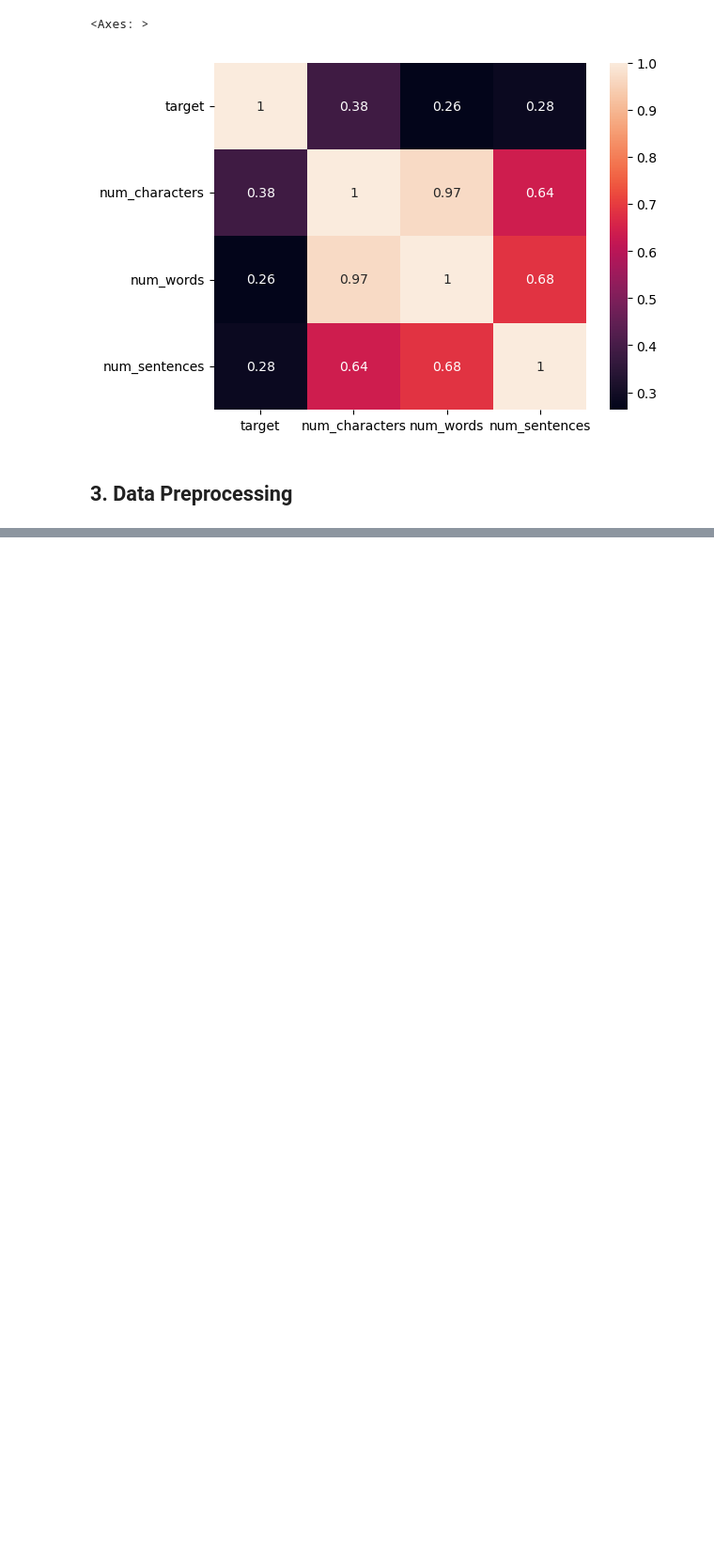
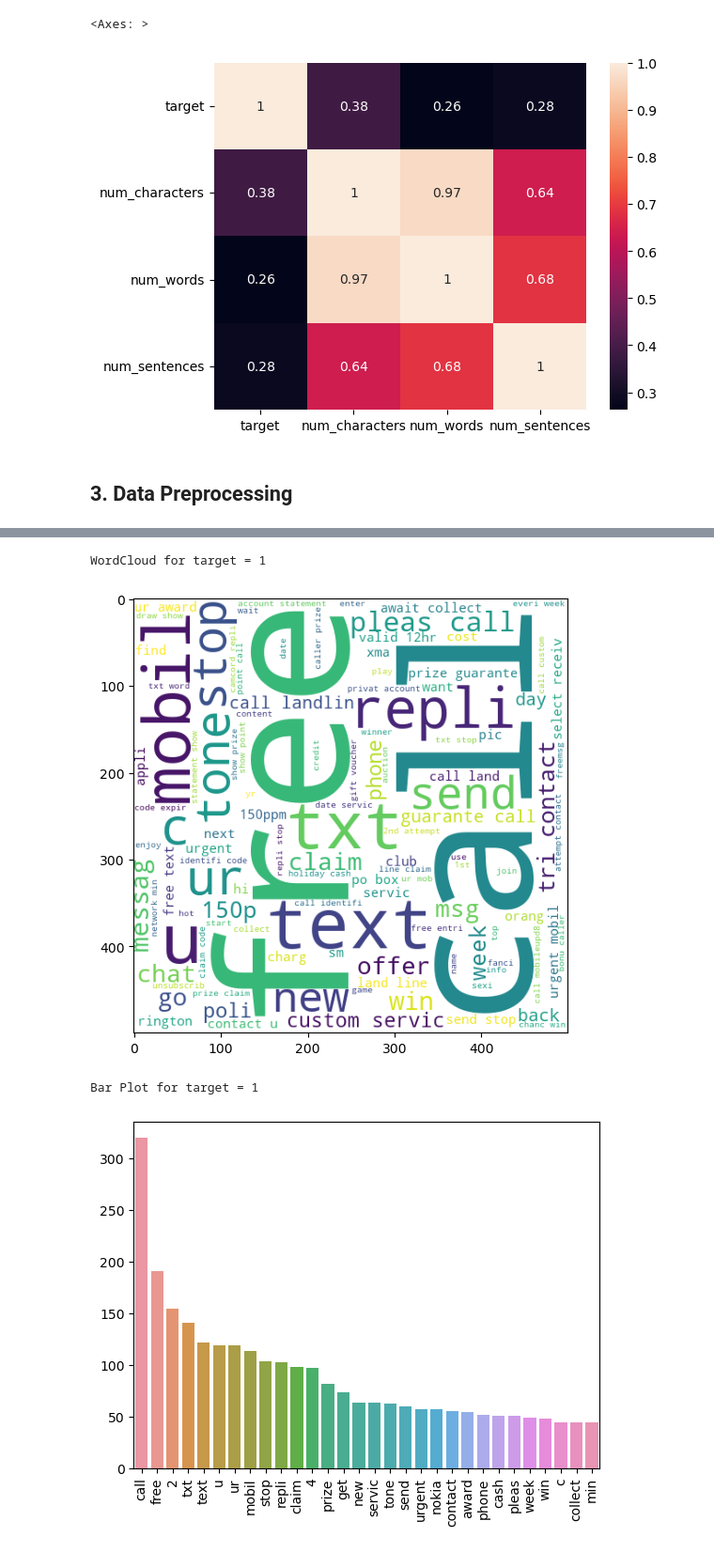
Before and after one commit to pChitral/SMS-Spam-Classifier, a Jupyter notebook: sms_classifier.ipynb, the cells around one changed output, grey strips where cells are left out. Shown at 94% size. Drawn from its saved outputs; the diff is of its cells as text; code cells hidden in the pictures; blank space fills up the shorter version.

```diff
--- a/sms_classifier.ipynb
+++ b/sms_classifier.ipynb
@@ -286,0 +324,2 @@ sns.heatmap(df.corr(), annot=True)
+# %%
+df['transformed_text'] = df['text'].apply(transform_text)
@@ -286,0 +335,44 @@ sns.heatmap(df.corr(), annot=True)
+# %%
+def generate_wordcloud_and_barplot(data, target):
+    """
+    Generates a word cloud and bar plot of the most common words in a given target category of a DataFrame.
+
+    Args:
+    data (DataFrame): The DataFrame containing the text data.
+    target (int): The target category for which to generate the word cloud and bar plot.
+
+    Returns:
+    None
+    """
+    from collections import Counter
+    import matplotlib.pyplot as plt
+    import seaborn as sns
+    from wordcloud import WordCloud
+
+    print(f"WordCloud for target = {target} \n")
+
+    # Generate word cloud
+    wc = WordCloud(width=500, height=500, min_font_size=10, background_color='white')
+    corpus = [word for msg in data[data['target'] == target]['transformed_text'].tolist() for word in msg.split()]
+    wc.generate(" ".join(corpus))
+    plt.figure(figsize=(15, 6))
+    plt.imshow(wc)
+    plt.show()
+
+    print(f"Bar Plot for target = {target} \n")
+
+    # Generate bar plot of most common words
+    target_corpus = [word for msg in df[df['target'] == target]
+               ['transformed_text'].tolist() for word in msg.split()]
+    top_words = Counter(target_corpus).most_common(30)
+    sns.barplot(x=[word[0] for word in top_words], y=[word[1] for word in top_words])
+    plt.xticks(rotation='vertical')
+    plt.show()
+# %%
+# Generate spam word cloud and bar plot
+generate_wordcloud_and_barplot(df, 1)
+# %% [output]
+WordCloud for target = 1
+[figure, added]
+Bar Plot for target = 1
+[figure, added]
```
Also changed, not shown: parts of 8 cells of this notebook.
